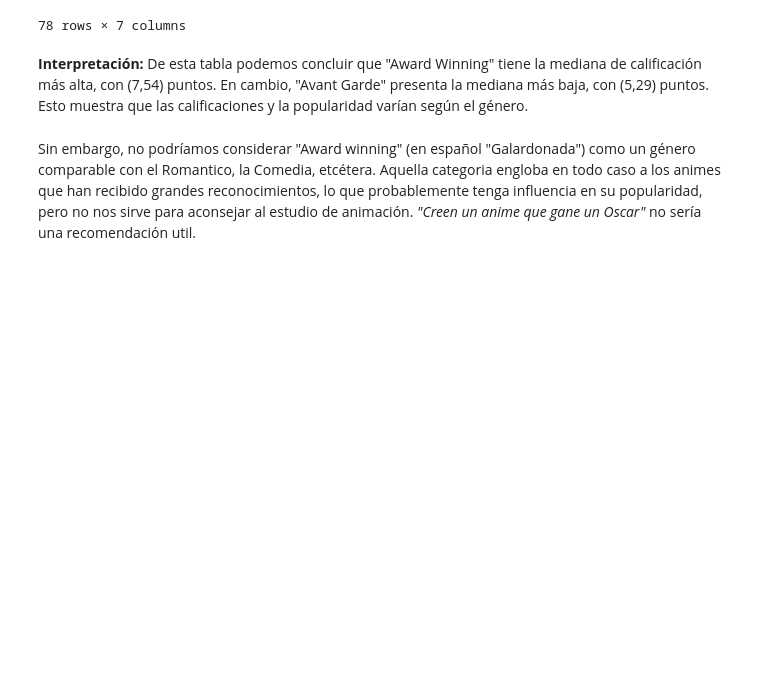
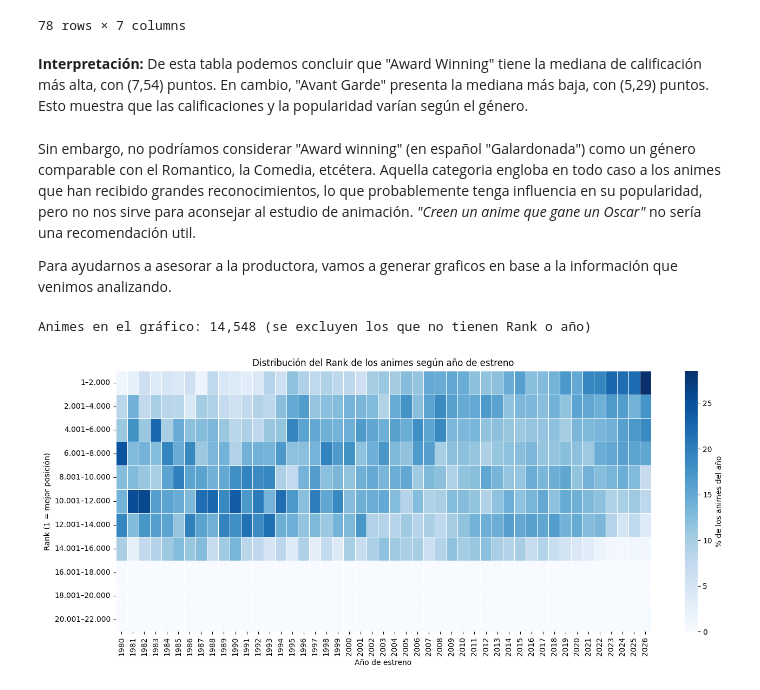
Before and after one commit to bondiolandia/TP_Laboratorio_de_M-todos_Cuantitativos_2026, a Jupyter notebook: notebook_Evolucion_del_Anime.ipynb, the cells around one changed output. Saved outputs shown, nothing was run; the diff lists cells and outputs as text; code cells hidden in the pictures; blank space fills up the shorter version.

Commit message:
Add files via upload
agrego grafico 1

```diff
--- a/notebook_Evolucion_del_Anime.ipynb
+++ b/notebook_Evolucion_del_Anime.ipynb
@@ -457,3 +513,42 @@ display(resumen_generos.round(2))
 **Interpretación:** De esta tabla podemos concluir que "Award Winning" tiene la mediana de calificación más alta, con (7,54) puntos. En cambio, "Avant Garde" presenta la mediana más baja, con (5,29) puntos. Esto muestra que las calificaciones y la popularidad varían según el género.
 # %% [markdown]
 Sin embargo, no podríamos considerar "Award winning" (en español "Galardonada") como un género comparable con el Romantico, la Comedia, etcétera. Aquella categoria engloba en todo caso a los animes que han recibido grandes reconocimientos, lo que probablemente tenga influencia en su popularidad, pero no nos sirve para aconsejar al estudio de animación. *"Creen un anime que gane un Oscar"* no sería una recomendación util.
+
+Para ayudarnos a asesorar a la productora, vamos a generar graficos en base a la información que venimos analizando.
+# %%
+import matplotlib.pyplot as plt
+import seaborn as sb
+
+COL = "Rank"
+ANIO_DESDE = 1980       # antes de esta fecha hay muy pocos animes por año
+TAM_BIN = 2000          # amplitud de cada tramo del ranking
+NORMALIZAR = True       # True: % de los animes de cada año | False: cantidad absoluta
+
+d = anime[["Año", COL]].copy()
+d[COL] = pd.to_numeric(d[COL], errors="coerce")
+d = d[(d[COL] > 0) & d["Año"].between(ANIO_DESDE, 2026)].dropna()
+d["Año"] = d["Año"].astype(int)
+print(f"Animes en el gráfico: {len(d):,} (se excluyen los que no tienen {COL} o año)")
+
+bordes = list(range(0, int(d[COL].max()) + TAM_BIN, TAM_BIN))
+etiquetas = [f"{a + 1:,}–{b:,}".replace(",", ".") for a, b in zip(bordes[:-1], bordes[1:])]
+d["Tramo"] = pd.cut(d[COL], bins=bordes, labels=etiquetas)
+
+tabla = pd.crosstab(d["Tramo"], d["Año"])          # filas: tramo de ranking, columnas: año
+tabla = tabla.reindex(etiquetas, fill_value=0)     # conserva los tramos vacíos para no deformar el eje
+if NORMALIZAR:
+    tabla = tabla.div(tabla.sum(axis=0), axis=1) * 100
+
+fig, ax = plt.subplots(figsize=(14, 6))
+sb.heatmap(tabla, cmap="Blues", linewidths=0.5, linecolor="white", ax=ax,
+           cbar_kws={"label": "% de los animes del año" if NORMALIZAR else "Cantidad de animes"})
+ax.set_title(f"Distribución del {COL} de los animes según año de estreno")
+ax.set_xlabel("Año de estreno")
+ax.set_ylabel(f"{COL} (1 = mejor posición)")
+ax.tick_params(axis="x", rotation=90)
+plt.tight_layout()
+plt.savefig("mapa_calor_rank_anio.png", dpi=150)
+plt.show()
+# %% [output]
+Animes en el gráfico: 14,548 (se excluyen los que no tienen Rank o año)
+[figure, added]
```
Also changed, not shown: parts of 3 cells of this notebook.
